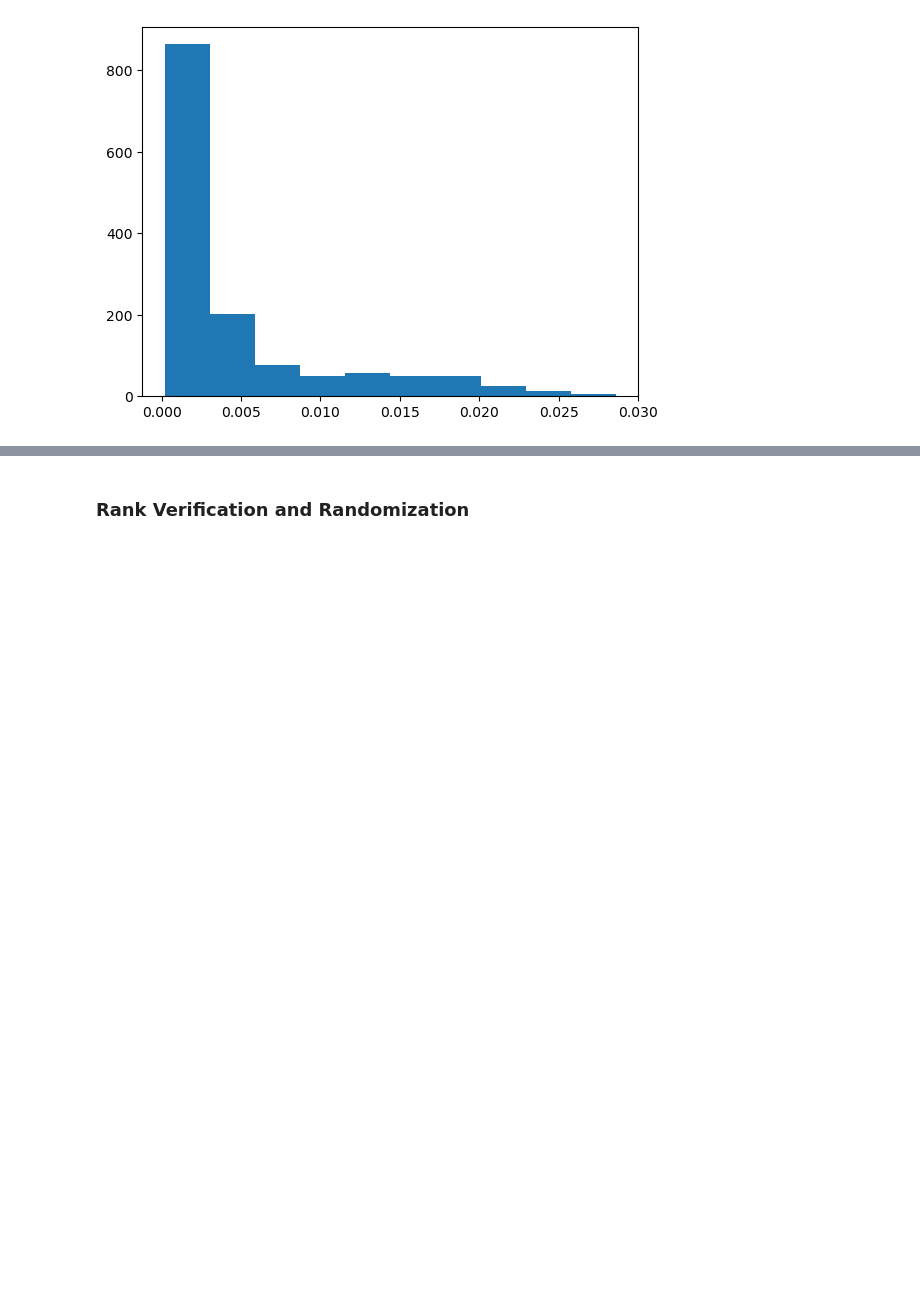
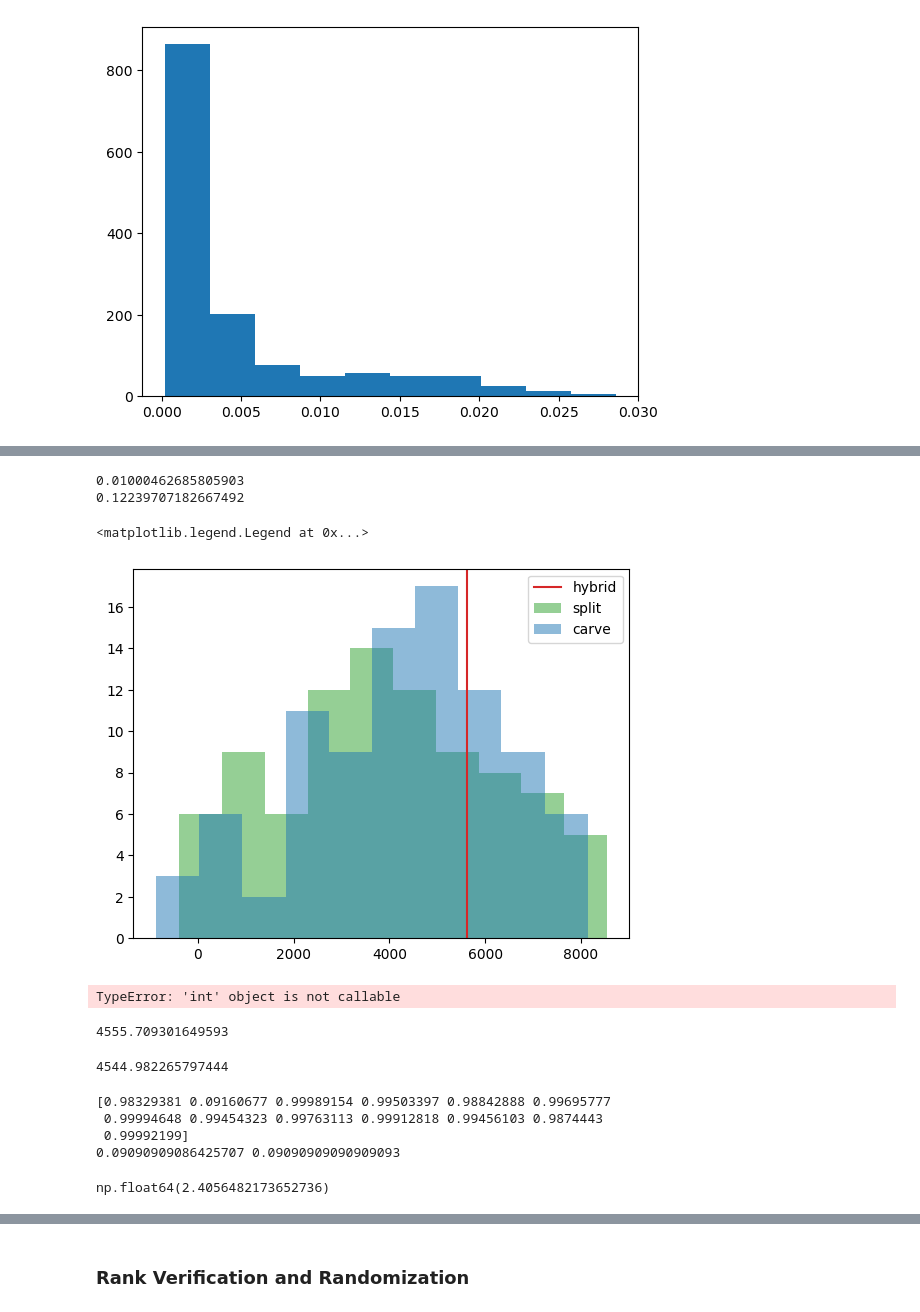
Before and after one commit to AnavSood/seldom, a Jupyter notebook: plots.ipynb, the cells around one changed output, grey strips where cells are left out. Drawn from its saved outputs; the diff is of its cells as text; code cells hidden in the pictures; blank space fills up the shorter version.

```diff
--- a/plots.ipynb
+++ b/plots.ipynb
@@ -390,0 +705,50 @@ print(len(diffs))
+# %%
+alpha =0.05
+print(1 - norm.cdf(np.sqrt(2) * norm.ppf(1-alpha)))
+x = norm.ppf(1-alpha)
+print(1 - norm.cdf(x/np.sqrt(2)))
+# %% [output]
+0.01000462685805903
+0.12239707182667492
+# %%
+# Filter out values below -1000 from each data set
+split_lcbs_filtered = [x for x in split_lcbs if x >= -1000]
+carve_lcbs_filtered = [x for x in carve_lcbs if x >= -1000]
+hybrid_lcbs_filtered = [x for x in hybrid_lcbs if x >= -1000]
+
+# Now plot the filtered data
+plt.axvline(hybrid_lcbs_filtered[0], label='hybrid', color='tab:red')
+plt.hist(split_lcbs_filtered, label='split', alpha=0.5, color='tab:green')
+plt.hist(carve_lcbs_filtered, label='carve', alpha=0.5, color='tab:blue', bins=10)
+plt.legend()
+# %% [output]
+<matplotlib.legend.Legend at 0x...>
+[figure, added]
+# %%
+X2 - np.sqrt(2) * stds * stds * norm.ppf(1 - B(alpha, 13))
+# %% [output]
+TypeError: 'int' object is not callable
+# %%
+mu_hybrid
+# %% [output]
+4555.709301649593
+# %%
+mu_carve
+# %% [output]
+4544.982265797444
+# %%
+alpha = 0.1
+beta = alpha/10
+beta_n = B(alpha, len(X))
+qs = 1 - norm.cdf(X/stds - mu_0/stds[1])
+print(qs)
+print( (qs[1] - beta_n)/(np.max(qs) - beta_n), (alpha-beta)/(1-beta))
+# %% [output]
+[0.98329381 0.09160677 0.99989154 0.99503397 0.98842888 0.99695777
+ 0.99994648 0.99454323 0.99763113 0.99912818 0.99456103 0.9874443
+ 0.99992199]
+0.09090909086425707 0.09090909090909093
+# %%
+norm.ppf(1 - B(0.1, len(X)))
+# %% [output]
+np.float64(2.4056482173652736)
```
Also changed, not shown: parts of 49 cells of this notebook, 1 other file.
